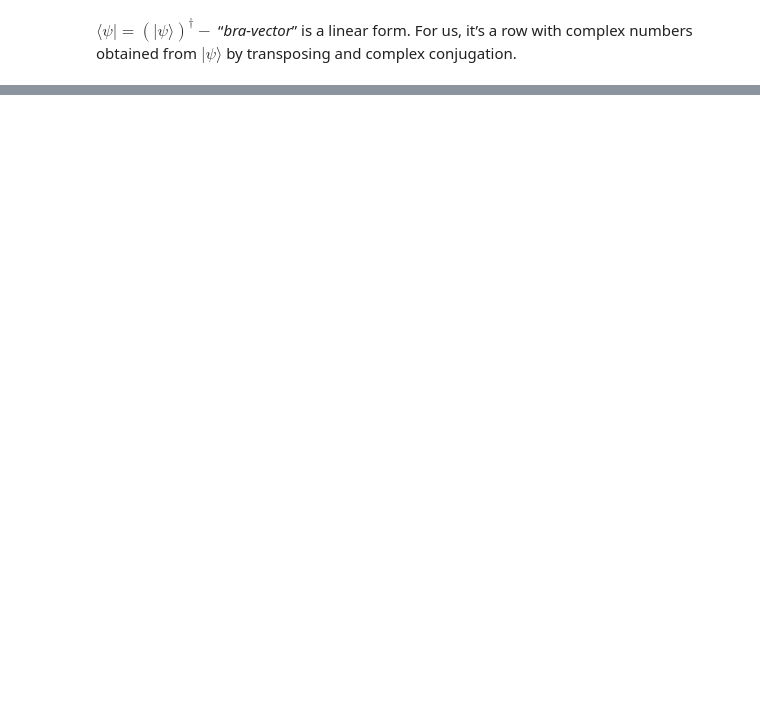
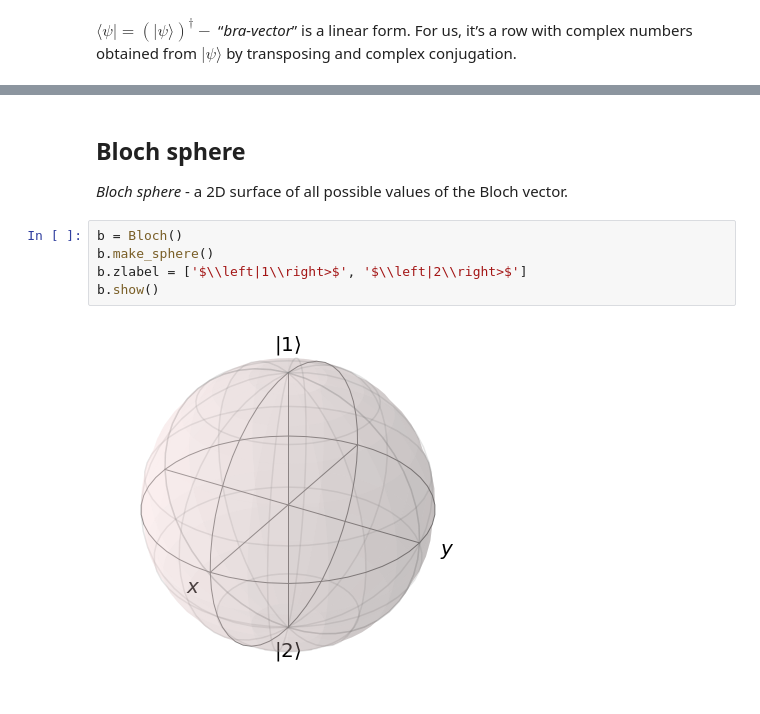
Before and after one commit to tretyakovmipt/quantum-intro-lectures, a Jupyter notebook: lectures-and-code.ipynb, the cells around one changed output, grey strips where cells are left out. Cells and saved outputs as stored; diff of their text form; blank space fills up the shorter version.

```diff
--- a/lectures-and-code.ipynb
+++ b/lectures-and-code.ipynb
@@ -550,0 +240,12 @@ If it exists, it is unique. Does not depend on the initial state.
+# %% [markdown]
+
+## Bloch sphere
+
+*Bloch sphere* - a 2D surface of all possible values of the Bloch vector.
+# %%
+b = Bloch()
+b.make_sphere()
+b.zlabel = ['$\\left|1\\right>$', '$\\left|2\\right>$']
+b.show()
+# %% [output]
+[figure, added]
```
Also changed, not shown: parts of 46 cells of this notebook.
